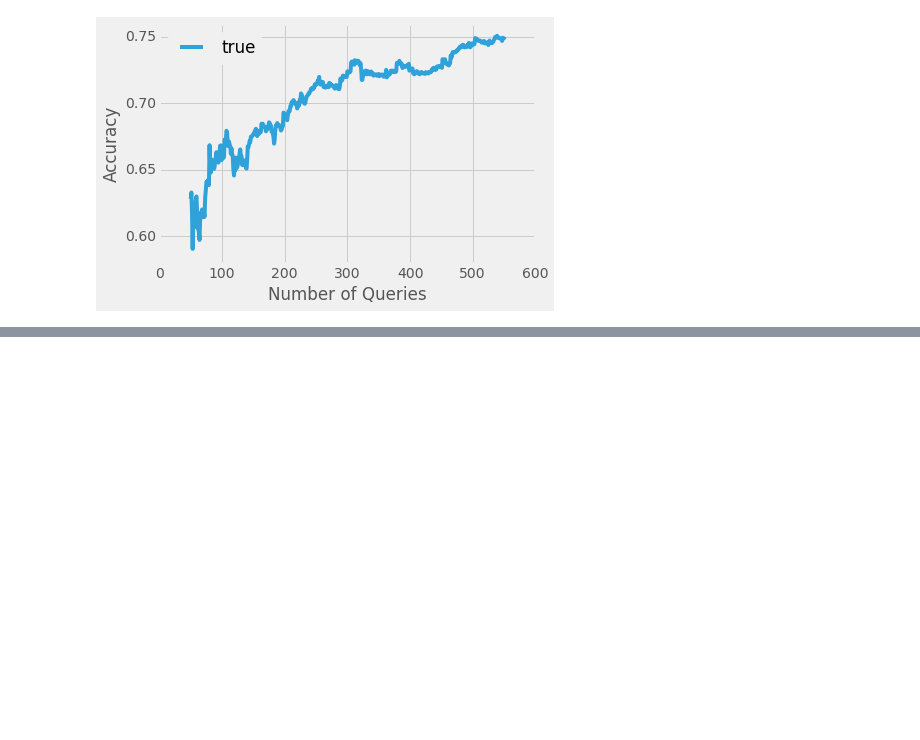
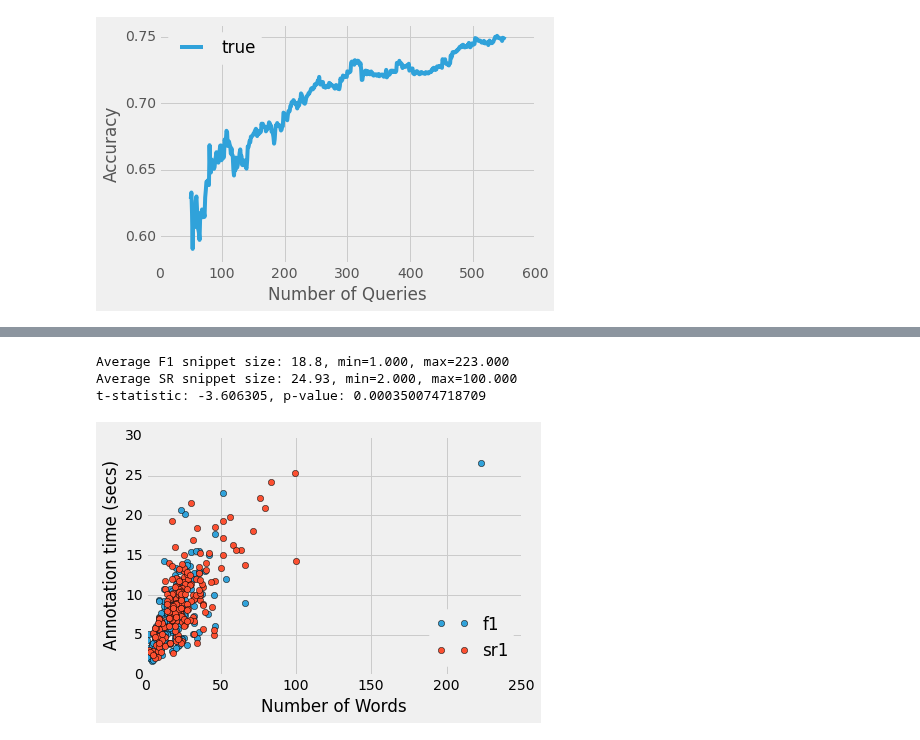
Before and after one commit to mramire8/notebooks, a Jupyter notebook: evaluate_student_user_study.ipynb, the cells around one changed output, grey strips where cells are left out. Drawn from its saved outputs; the diff is of its cells as text; code cells hidden in the pictures; blank space fills up the shorter version.

```diff
--- a/evaluate_student_user_study.ipynb
+++ b/evaluate_student_user_study.ipynb
@@ -480,0 +660,16 @@ plt.savefig('fig_extend.png',bbox_inches="tight", dpi=200, transparent=True)
+# %%
+## Annotation time vs. snippet size
+plt.plot(f1_len, f1_time, 'o', label='f1')
+plt.plot(sr_len, sr_time, 'o', label='sr1')
+
+plt.xlabel("Number of Words")
+plt.ylabel("Annotation time (secs)")
+plt.legend(loc='best')
+print "Average F1 snippet size: %s, min=%.3f, max=%.3f" % ( np.mean(f1_len), np.min(f1_len), np.max(f1_len))
+print "Average SR snippet size: %s, min=%.3f, max=%.3f" % (np.mean(sr_len), np.min(sr_len), np.max(sr_len))
+print "t-statistic: %f, p-value: %s" % stats.ttest_ind(f1_len, sr_len)
+# %% [output]
+Average F1 snippet size: 18.8, min=1.000, max=223.000
+Average SR snippet size: 24.93, min=2.000, max=100.000
+t-statistic: -3.606305, p-value: 0.000350074718709
+[figure, added]
```
Also changed, not shown: parts of 35 cells of this notebook.
